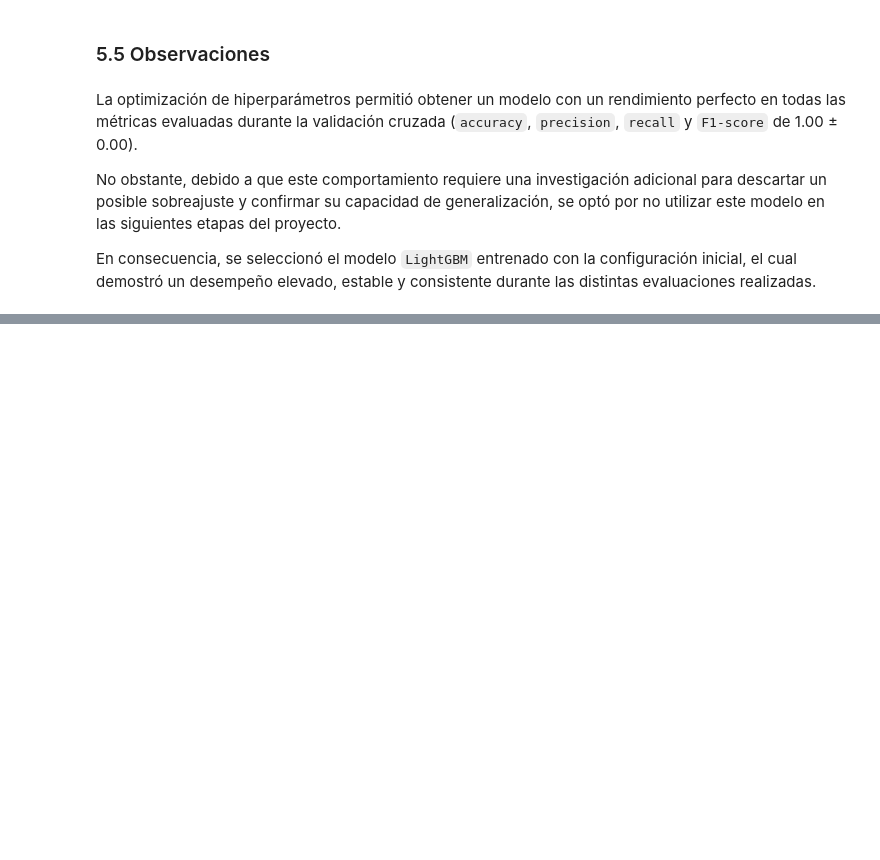
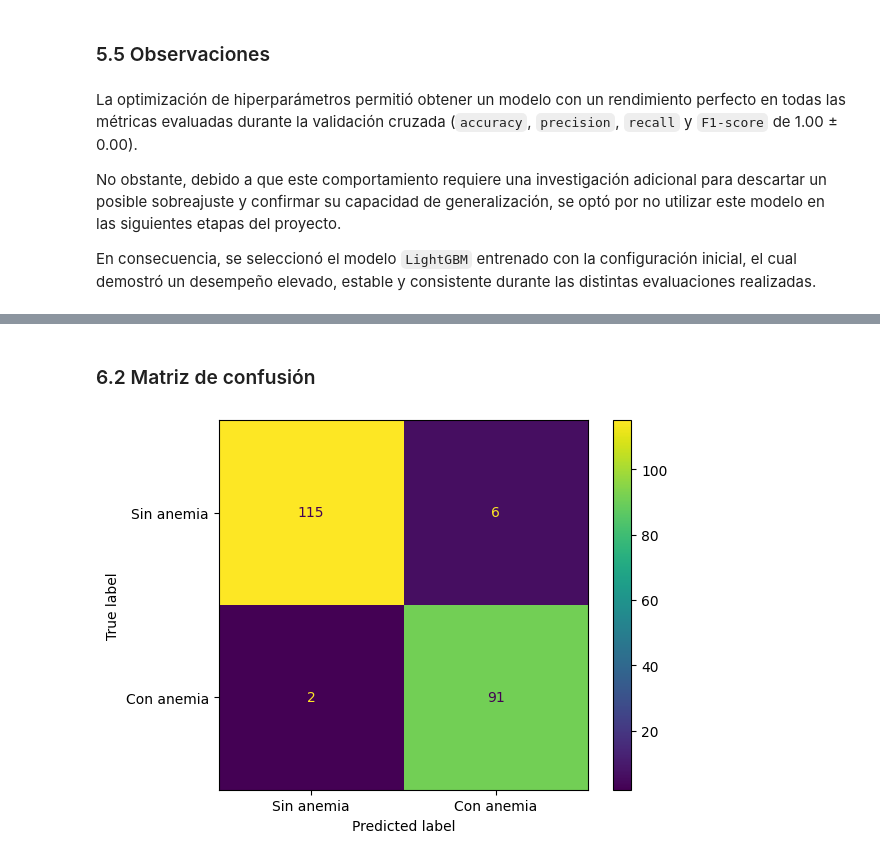
Before and after one commit to ezeperezds/Anemia-Prediction-System, a Jupyter notebook: notebooks/03_modeling.ipynb, the cells around one changed output, grey strips where cells are left out. Cells and saved outputs as stored; diff of their text form; code cells hidden in the pictures; blank space fills up the shorter version.

Commit message:
feat: finalize catboost evaluation and model selection

```diff
--- a/notebooks/03_modeling.ipynb
+++ b/notebooks/03_modeling.ipynb
@@ -1300,0 +1324,12 @@ En consecuencia, se seleccionó el modelo `LightGBM` entrenado con la configurac
+# %%
+catboost_model = CatBoostClassifier(
+    objective = 'Logloss',
+    eval_metric = 'Recall',
+    iterations = 150,
+    learning_rate = 0.01,
+    depth = 2,
+    verbose = 0,
+    random_state = 82
+)
+# %%
+catboost_model.fit(X_train, y_train)
@@ -1300,0 +1340,2 @@ En consecuencia, se seleccionó el modelo `LightGBM` entrenado con la configurac
+# %%
+y_pred_catboost = catboost_model.predict(X_val)
@@ -1300,0 +1368,7 @@ En consecuencia, se seleccionó el modelo `LightGBM` entrenado con la configurac
+# %% [markdown]
+### 6.2 Matriz de confusión
+# %%
+confusion_matrix_catboost = show_confusion_matrix(y_val, y_pred_catboost)
+plt.show()
+# %% [output]
+[figure, added]
```
Also changed, not shown: parts of 34 cells of this notebook.
